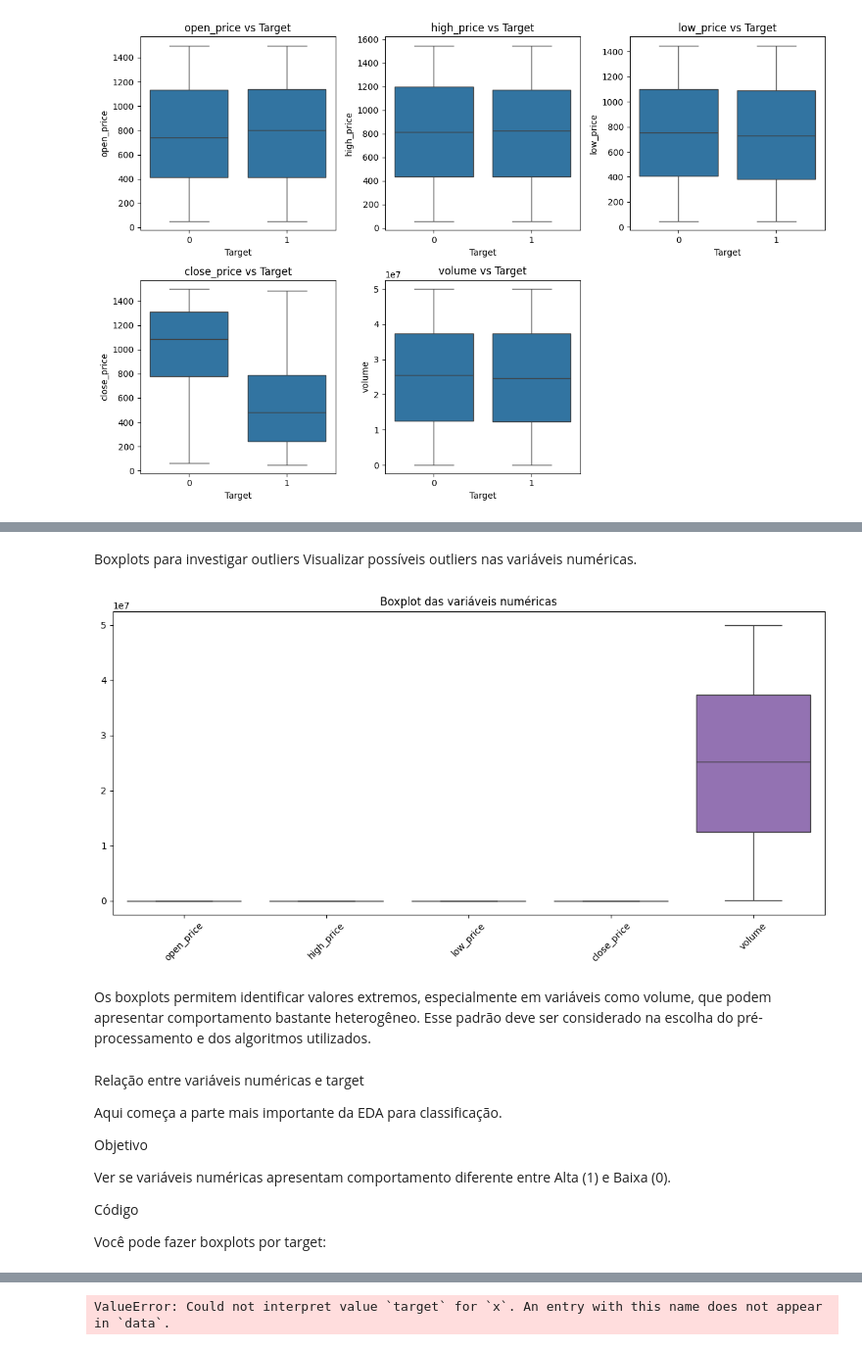
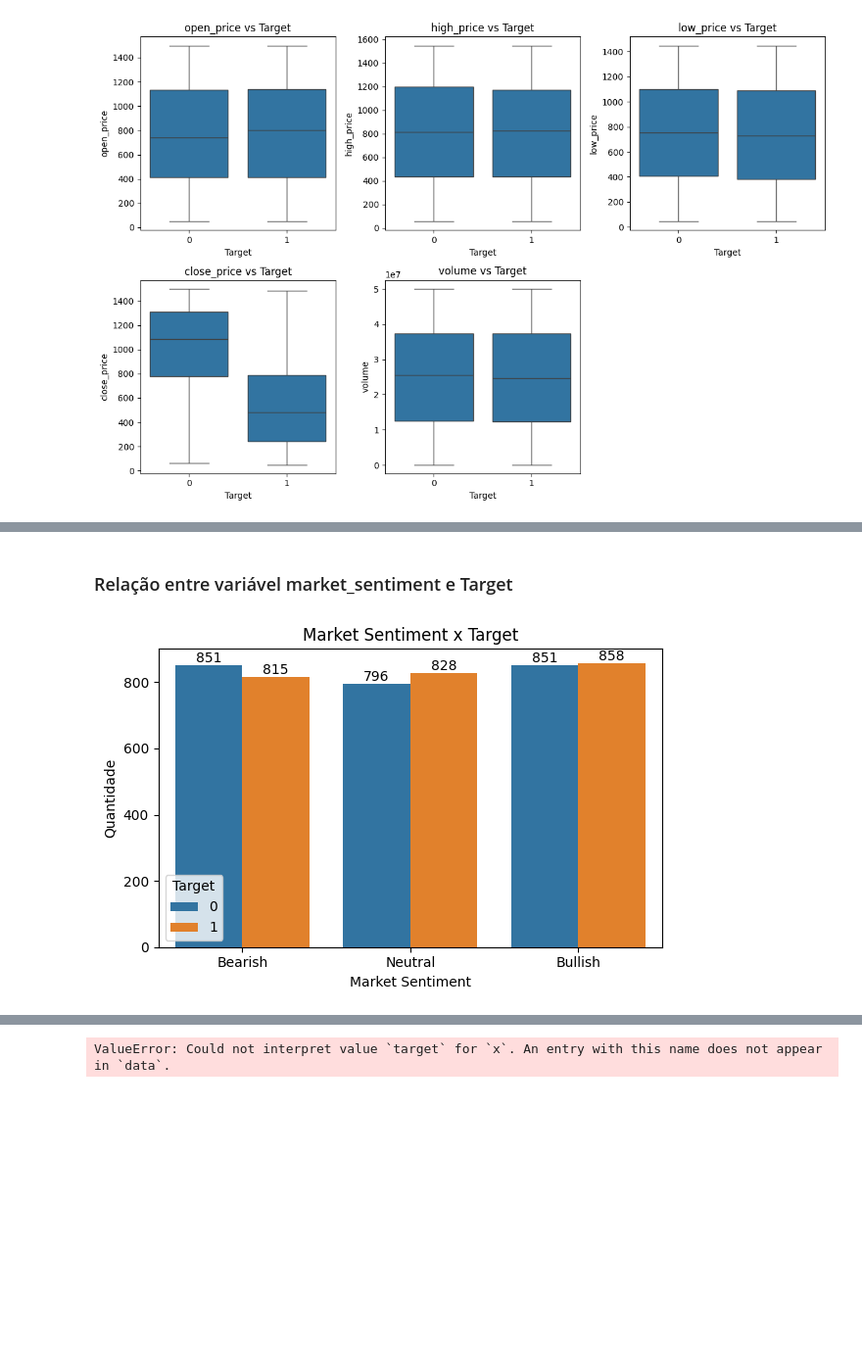
Before and after one commit to Vieiraligia/Data-Science-and-Analytics, a Jupyter notebook: MVP Machine Learning e Analytics/MVP_MachineLearningAnalytics.ipynb, the cells around one changed output, grey strips where cells are left out. Shown at 98% size. Saved outputs shown, nothing was run; the diff lists cells and outputs as text; code cells hidden in the pictures; blank space fills up the shorter version.

```diff
--- a/MVP Machine Learning e Analytics/MVP_MachineLearningAnalytics.ipynb
+++ b/MVP Machine Learning e Analytics/MVP_MachineLearningAnalytics.ipynb
@@ -333,25 +333,19 @@ De forma geral, os resultados indicam que não há separação linear clara entr
-# %% [markdown]
-Boxplots para investigar outliers
-Visualizar possíveis outliers nas variáveis numéricas.
-# %%
-plt.figure(figsize=(14,6))
-sns.boxplot(data=df[numeric_cols])
-plt.title('Boxplot das variáveis numéricas')
-plt.xticks(rotation=45)
-plt.show()
-# %% [output]
-[figure, removed]
-# %% [markdown]
-Os boxplots permitem identificar valores extremos, especialmente em variáveis como volume, que podem apresentar comportamento bastante heterogêneo. Esse padrão deve ser considerado na escolha do pré-processamento e dos algoritmos utilizados.
-# %% [markdown]
-Relação entre variáveis numéricas e target
-
-Aqui começa a parte mais importante da EDA para classificação.
-
-Objetivo
-
-Ver se variáveis numéricas apresentam comportamento diferente entre Alta (1) e Baixa (0).
-
-Código
-
-Você pode fazer boxplots por target:
+# %% [markdown]
+### Relação entre variável market_sentiment e Target
+# %%
+plt.figure(figsize=(6,4))
+
+ax = sns.countplot(data=df, x="market_sentiment", hue="Target")
+
+# Adiciona os valores sobre as barras
+for container in ax.containers:
+    ax.bar_label(container, fmt='%d')
+
+plt.title("Market Sentiment x Target")
+plt.xlabel("Market Sentiment")
+plt.ylabel("Quantidade")
+
+plt.tight_layout()
+plt.show()
+# %% [output]
+[figure, added]
```
Also changed, not shown: parts of 14 cells of this notebook.
